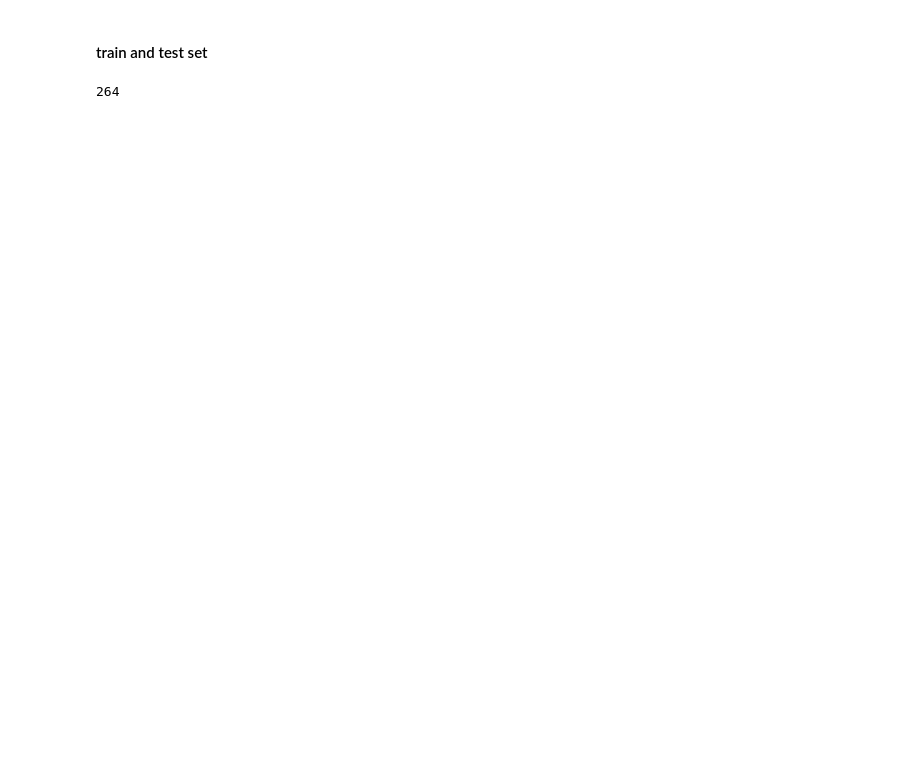
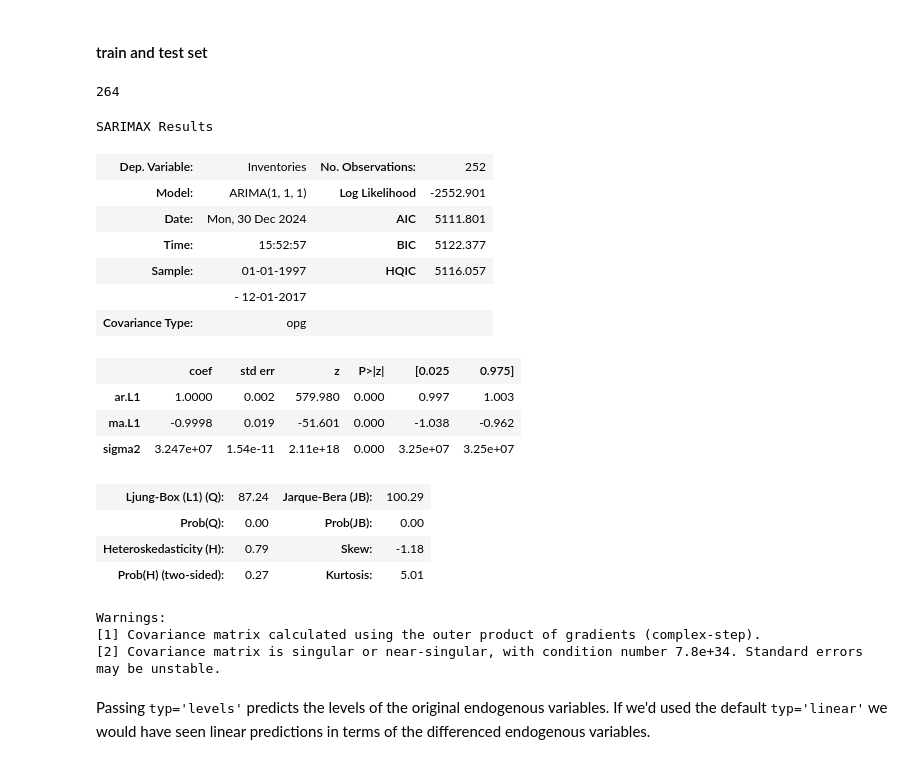
Before and after one commit to depa-tto/Time-Series-Forecasting-and-Analysis-course, a Jupyter notebook: lecture_15.ipynb, the cells around one changed output. Cells and saved outputs as stored; diff of their text form; code cells hidden in the pictures; blank space fills up the shorter version.

Commit message:
ARMA(p,q) and ARIMA(p,d,q)

```diff
--- a/lecture_15.ipynb
+++ b/lecture_15.ipynb
@@ -307,3 +307,5 @@ Total fit time: 0.713 seconds
 len(df2)
 # %% [output]
 264
+# %%
+train = df2.iloc[:252]
@@ -309,0 +314,26 @@ len(df2)
+# %%
+model = ARIMA(train['Inventories'],order=(1,1,1))
+# %%
+result = model.fit()
+# %%
+result.summary()
+# %% [output]
+SARIMAX Results
+| Dep. Variable: | Inventories | No. Observations: | 252 |
+| Model: | ARIMA(1, 1, 1) | Log Likelihood | -2552.901 |
+| Date: | Mon, 30 Dec 2024 | AIC | 5111.801 |
+| Time: | 15:52:57 | BIC | 5122.377 |
+| Sample: | 01-01-1997 | HQIC | 5116.057 |
+|  | - 12-01-2017 |  |  |
+| Covariance Type: | opg |  |  |
+|  | coef | std err | z | P>|z| | [0.025 | 0.975] |
+| ar.L1 | 1.0000 | 0.002 | 579.980 | 0.000 | 0.997 | 1.003 |
+| ma.L1 | -0.9998 | 0.019 | -51.601 | 0.000 | -1.038 | -0.962 |
+| sigma2 | 3.247e+07 | 1.54e-11 | 2.11e+18 | 0.000 | 3.25e+07 | 3.25e+07 |
+| Ljung-Box (L1) (Q): | 87.24 | Jarque-Bera (JB): | 100.29 |
+| Prob(Q): | 0.00 | Prob(JB): | 0.00 |
+| Heteroskedasticity (H): | 0.79 | Skew: | -1.18 |
+| Prob(H) (two-sided): | 0.27 | Kurtosis: | 5.01 |
+Warnings:
+[1] Covariance matrix calculated using the outer product of gradients (complex-step).
+[2] Covariance matrix is singular or near-singular, with condition number 7.8e+34. Standard errors may be unstable.
@@ -309,0 +346,2 @@ len(df2)
+# %% [markdown]
+Passing <tt>typ='levels'</tt> predicts the levels of the original endogenous variables. If we'd used the default <tt>typ='linear'</tt> we would have seen linear predictions in terms of the differenced endogenous variables.
```
Also changed, not shown: parts of 21 cells of this notebook.
